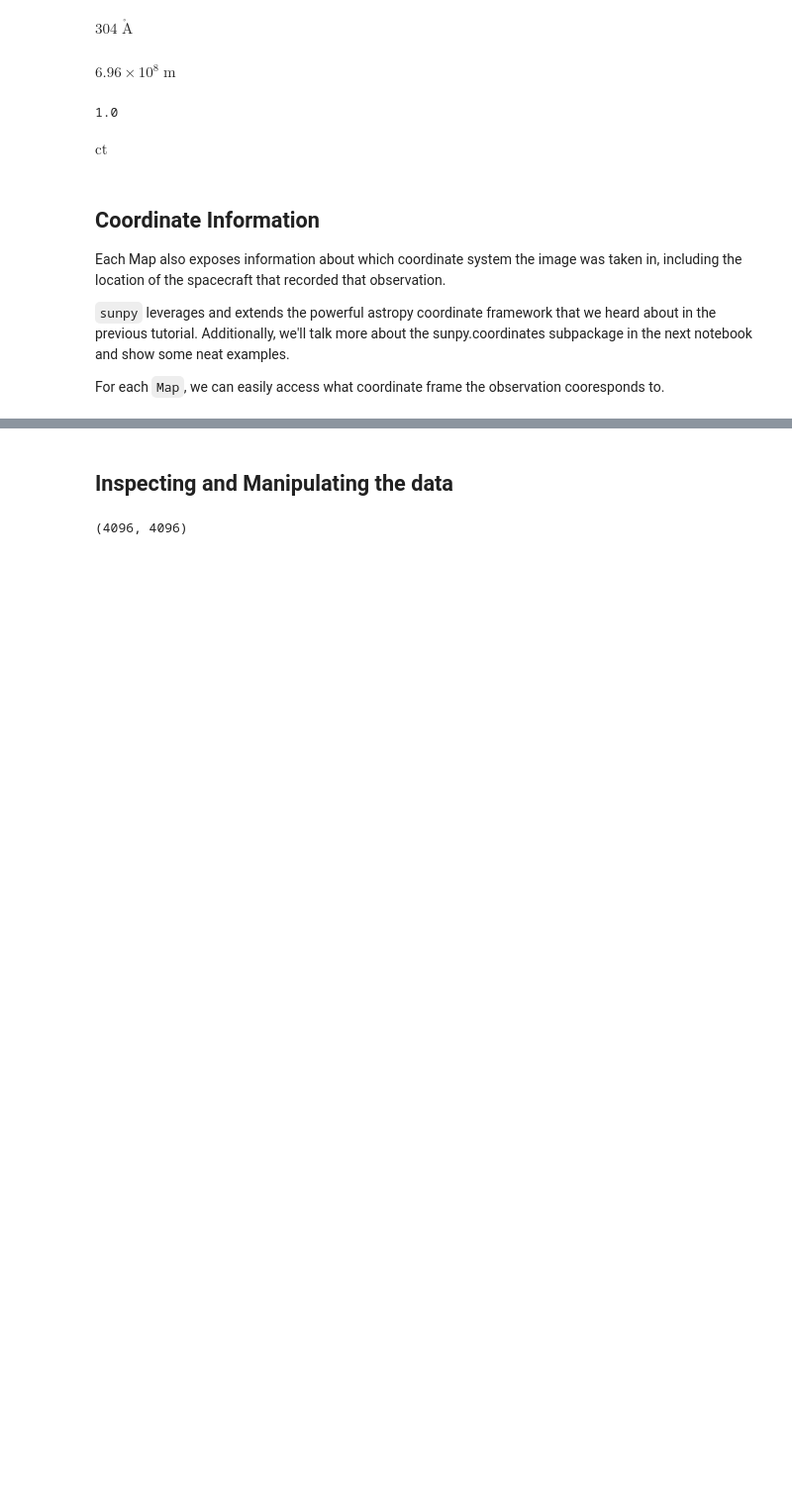
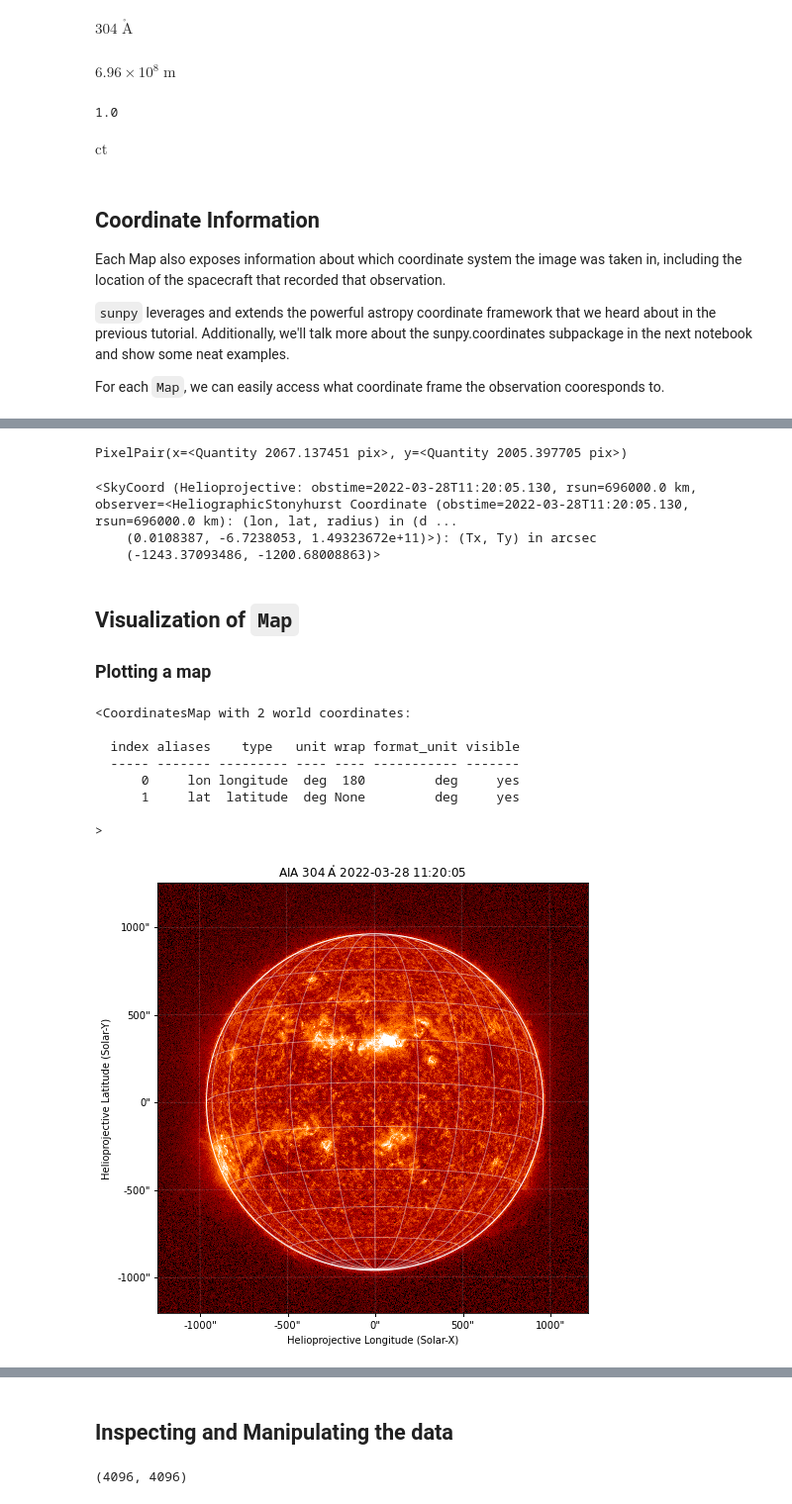
Before and after one commit to hayesla/solarorbiter-summerschool-sunpy, a Jupyter notebook: 2. Data Containers - Map and TimeSeries.ipynb, the cells around one changed output, grey strips where cells are left out. Shown at 99% size. Saved outputs shown, nothing was run; the diff lists cells and outputs as text; code cells hidden in the pictures; blank space fills up the shorter version.

```diff
--- a/2. Data Containers - Map and TimeSeries.ipynb
+++ b/2. Data Containers - Map and TimeSeries.ipynb
@@ -262,0 +296,29 @@ aia_map.observer_coordinate
+# %%
+aia_map.world_to_pixel(SkyCoord(0*u.arcsec, 0*u.arcsec, frame=aia_map.coordinate_frame))
+# %% [output]
+PixelPair(x=<Quantity 2067.137451 pix>, y=<Quantity 2005.397705 pix>)
+# %%
+aia_map.pixel_to_world(0*u.pix, 0*u.pix)
+# %% [output]
+<SkyCoord (Helioprojective: obstime=2022-03-28T11:20:05.130, rsun=696000.0 km, observer=<HeliographicStonyhurst Coordinate (obstime=2022-03-28T11:20:05.130, rsun=696000.0 km): (lon, lat, radius) in (d ...
+    (0.0108387, -6.7238053, 1.49323672e+11)>): (Tx, Ty) in arcsec
+    (-1243.37093486, -1200.68008863)>
+# %% [markdown]
+## Visualization of `Map`
+
+### Plotting a map
+# %%
+fig = plt.figure(figsize=(8, 8))
+aia_map.plot(clip_interval=[1, 99.9]*u.percent)
+aia_map.draw_limb()
+aia_map.draw_grid(color='w')
+# %% [output]
+<CoordinatesMap with 2 world coordinates:
+
+  index aliases    type   unit wrap format_unit visible
+  ----- ------- --------- ---- ---- ----------- -------
+      0     lon longitude  deg  180         deg     yes
+      1     lat  latitude  deg None         deg     yes
+
+>
+[figure, new version]
```
Also changed, not shown: parts of 39 cells of this notebook, 2 other files.
